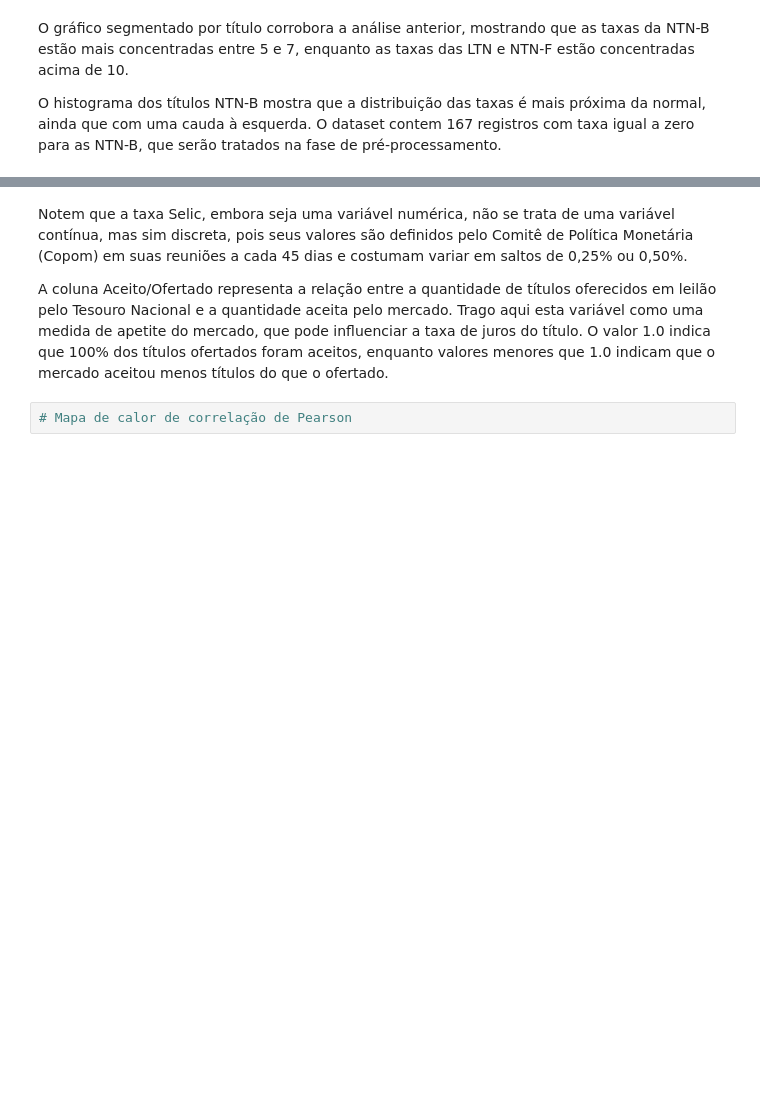
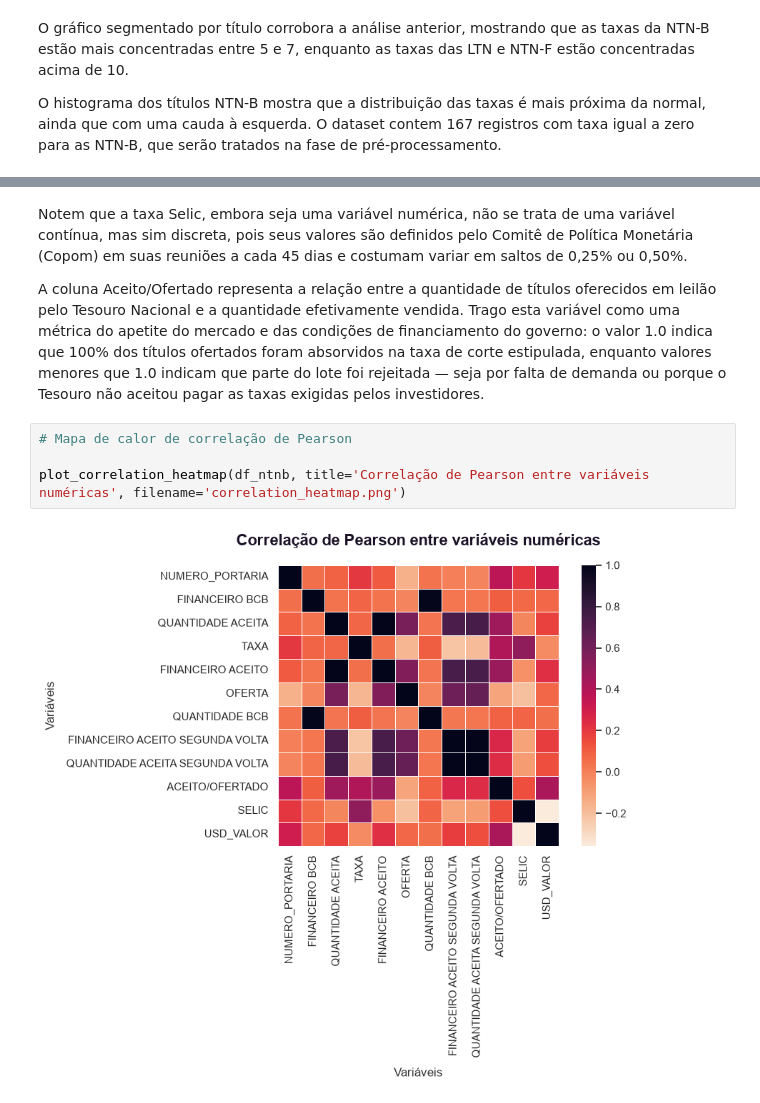
Before and after one commit to FelipeQue/brazilian-treasury-rate-prediction, a Jupyter notebook: notebooks/treasurycaster.ipynb, the cells around one changed output, grey strips where cells are left out. Saved outputs shown, nothing was run; the diff lists cells and outputs as text; blank space fills up the shorter version.

Commit message:
Implement correlation heatmap

```diff
--- a/notebooks/treasurycaster.ipynb
+++ b/notebooks/treasurycaster.ipynb
@@ -161,6 +164,10 @@ plot_scatter(df_ntnb, x='ACEITO/OFERTADO', y='TAXA', title='Dispersão entre Tax
 # %% [markdown]
 Notem que a taxa Selic, embora seja uma variável numérica, não se trata de uma variável contínua, mas sim discreta, pois seus valores são definidos pelo Comitê de Política Monetária (Copom) em suas reuniões a cada 45 dias e costumam variar em saltos de 0,25% ou 0,50%.
 
-A coluna Aceito/Ofertado representa a relação entre a quantidade de títulos oferecidos em leilão pelo Tesouro Nacional e a quantidade aceita pelo mercado. Trago aqui esta variável como uma medida de apetite do mercado, que pode influenciar a taxa de juros do título. O valor 1.0 indica que 100% dos títulos ofertados foram aceitos, enquanto valores menores que 1.0 indicam que o mercado aceitou menos títulos do que o ofertado.
+A coluna Aceito/Ofertado representa a relação entre a quantidade de títulos oferecidos em leilão pelo Tesouro Nacional e a quantidade efetivamente vendida. Trago esta variável como uma métrica do apetite do mercado e das condições de financiamento do governo: o valor 1.0 indica que 100% dos títulos ofertados foram absorvidos na taxa de corte estipulada, enquanto valores menores que 1.0 indicam que parte do lote foi rejeitada — seja por falta de demanda ou porque o Tesouro não aceitou pagar as taxas exigidas pelos investidores.
 # %%
 # Mapa de calor de correlação de Pearson
+
+plot_correlation_heatmap(df_ntnb, title='Correlação de Pearson entre variáveis numéricas', filename='correlation_heatmap.png')
+# %% [output]
+[figure, added]
```
Also changed, not shown: parts of 7 cells of this notebook, 2 other files.
